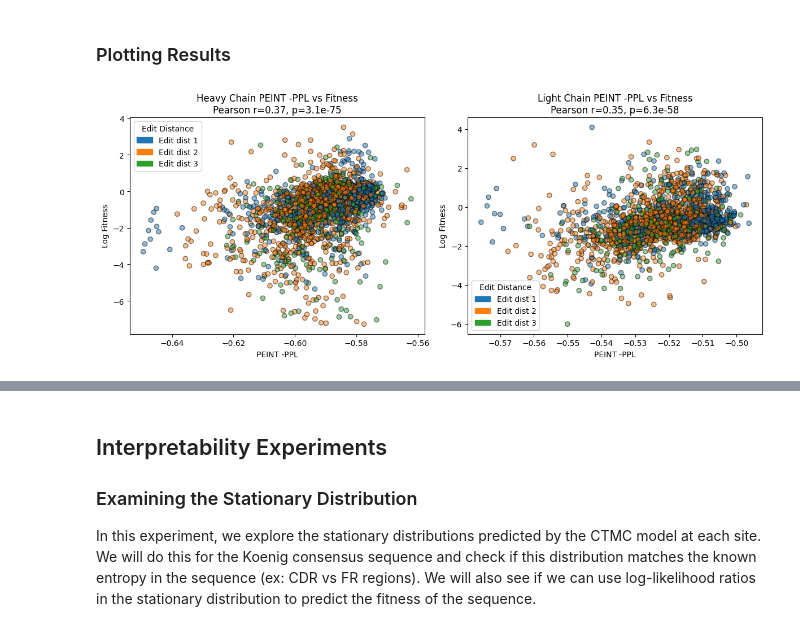
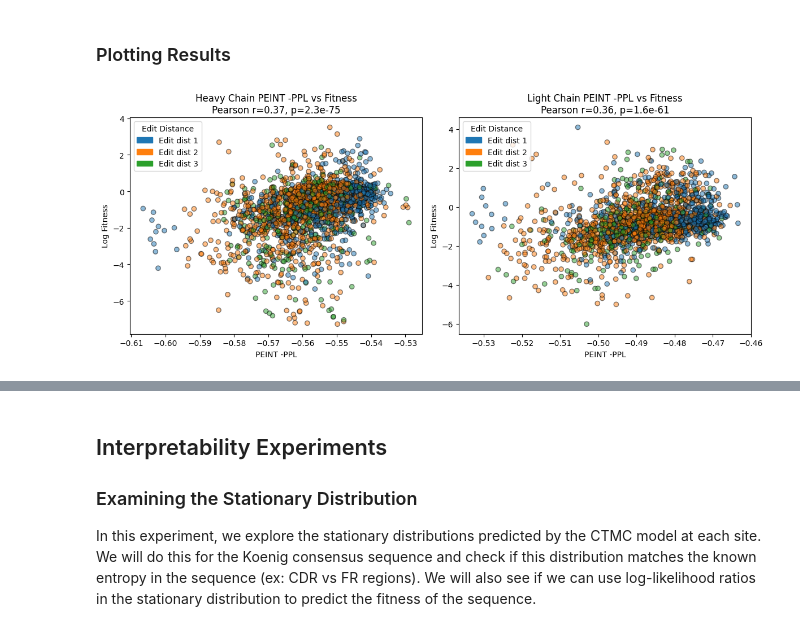
Before and after one commit to thematrixmaster/cosine, a Jupyter notebook: notebooks/eval_ctmc_model.ipynb, the cells around one changed output, grey strips where cells are left out. Drawn from its saved outputs; the diff is of its cells as text; code cells hidden in the pictures.

```diff
--- a/notebooks/eval_ctmc_model.ipynb
+++ b/notebooks/eval_ctmc_model.ipynb
@@ -694,10 +1006,6 @@ edges['child_light_aa'] = edges['child_light'].progress_apply(lambda x: str(Seq(
 # %%
 # extract root and leaves from the tree
-root_data = edges[edges.parent_name == "naive"].iloc[0][["parent_heavy_aa", "parent_light_aa"]]
-root_seq = root_data.parent_heavy_aa + "." + root_data.parent_light_aa
-
-leaf_data = edges[edges.child_name.str.contains("contig")][["child_name", "child_heavy_aa", "child_light_aa"]]
-leaf_data["child_seq"] = leaf_data.child_heavy_aa + "." + leaf_data.child_light_aa
+root_seq, leaf_seqs = get_root_and_leaf_sequences(edges, root_name, leaf_names)
 
 # calculate x_sizes from the root sequence since we want to have same length samples
 xs = root_seq.split(".")
@@ -1030,15 +1625,12 @@ Saved 291 matrix exponential samples to results/gen_eval/ctmc_mat_exp_tree_sampl
 
 For this experiment, I want to measure the self-consistency of the CTMC model. Specifically, I want to see if I start from a seed sequence and sample trajectories of t=50 using different step sizes, do I get similar distribution of sequences at the end. If the model is consistent, then the distribution of sequences sampled with small step sizes should be identical to the distribution of sequences sampled with large step sizes, since both are sampling from the same CTMC model over the same overall time interval.
 # %%
-# extract root and leaves from the tree
-root_data = edges[edges.parent_name == "naive"].iloc[0][["parent_heavy_aa", "parent_light_aa"]]
-root_seq = root_data.parent_heavy_aa + "." + root_data.parent_light_aa
+# get the wildtype sequence for heavy chains from rodriguezCC dataset
+datapath = Path("/accounts/projects/yss/stephen.lu/peint-workspace/main/data/dasm/edges/test/v1rodriguezCC.txt")
+dataset = ComplexCherriesDataset(data_file=datapath, min_t=0, chain_id_offset=1)
+xs, *_ = dataset[5]
+root_seq = "".join(xs)
 
-leaf_data = edges[edges.child_name.str.contains("contig")][["child_name", "child_heavy_aa", "child_light_aa"]]
-leaf_data["child_seq"] = leaf_data.child_heavy_aa + "." + leaf_data.child_light_aa
-
-# calculate x_sizes from the root sequence since we want to have same length samples
-xs = root_seq.split(".")
 x_sizes = torch.tensor([len(x) + 1 for x in xs], dtype=torch.long)
 x_sizes[0] += vocab.prepend_bos
 x_sizes[-1] += vocab.append_eos - 1
@@ -1059,12 +1651,13 @@ xs.shape, x_sizes.shape
 # %%
-total_sim_time = 25.0
-n_samples_per_step = 100
-step_sizes = [1.0, 2.0, 5.0, 10.0, 25.0, 50.0]
+total_sim_time = 20.0
+n_samples_per_step = 50
+step_sizes = [0.5, 2.5, 5.0]
 
 dep_step_size_to_simulated_seqs = defaultdict(list)
 ind_step_size_to_simulated_seqs = defaultdict(list)
 
-for step_size in tqdm(step_sizes):
+for step_size in step_sizes:
+    print(f"Simulating with step size {step_size}...")
     n_steps = int(total_sim_time / step_size)
 
     # prepare batch of size n_samples_per_step
@@ -1075,18 +1668,18 @@ for step_size in tqdm(step_sizes):
     t_batch = torch.full((n_samples_per_step, 1), step_size, dtype=torch.float32).to(device)
 
     with torch.autocast(device_type="cuda", dtype=torch.bfloat16):
-        for _ in range(n_steps):
+        for _ in tqdm(range(n_steps)):
             ind_y_dec = generator.generate_with_independent_sites(t=t_batch, x=ind_x_batch, x_sizes=x_sizes_batch)
-            dep_y_dec = generator.generate_with_fake_gillespie(t=t_batch, x=dep_x_batch, x_sizes=x_sizes_batch, max_decode_steps=2048)
+            dep_y_dec = generator.generate_with_adapted_gillespie(t=t_batch, x=dep_x_batch, x_sizes=x_sizes_batch, max_decode_steps=2048)
             # set x_batch to y_dec for next iteration
             dep_x_batch = dep_y_dec
             ind_x_batch = ind_y_dec
 
     sim_ind_final_seqs = [decode_sequence_from_toks(ind_y_dec[i].cpu().numpy()) for i in range(ind_y_dec.size(0))]
-    sim_ind_hv_seqs, sim_ind_lt_seqs = zip(*[(seq.split(".")[0], seq.split(".")[1]) for seq in sim_ind_final_seqs])
+    # sim_ind_hv_seqs, sim_ind_lt_seqs = zip(*[(seq.split(".")[0], seq.split(".")[1]) for seq in sim_ind_final_seqs])
 
     sim_dep_final_seqs = [decode_sequence_from_toks(dep_y_dec[i].cpu().numpy()) for i in range(dep_y_dec.size(0))]
-    sim_dep_hv_seqs, sim_dep_lt_seqs = zip(*[(seq.split(".")[0], seq.split(".")[1]) for seq in sim_dep_final_seqs])
+    # sim_dep_hv_seqs, sim_dep_lt_seqs = zip(*[(seq.split(".")[0], seq.split(".")[1]) for seq in sim_dep_final_seqs])
 
     dep_step_size_to_simulated_seqs[step_size].extend(sim_dep_final_seqs)
     ind_step_size_to_simulated_seqs[step_size].extend(sim_ind_final_seqs)
@@ -1502,7 +2277,8 @@ See the caveats in the documentation: https://pandas.pydata.org/pandas-docs/stab
 # %%
 # hyperparameters
 # CTMC_BLS = [1, 3, 5, 7, 9, 11, 13, 15, 17, 19, 21, 23, 25]
-CTMC_BLS = [np.inf, 0.1, 0.3, 0.5, 0.7, 0.9, 1.1, 2.0, 5.0, 10.0, 20.0, 30.0, 40.0, 50.0]
+CTMC_BLS = [0.01, 0.05, 0.1]
+# CTMC_BLS = [0.1, 0.3, 0.5, 0.7, 0.9, 1.1, 2.0, 5.0, 10.0, 20.0, 30.0, 40.0, 50.0]
 RAW_CODON_BLS = [8, 9, 10, 11, 12, 12.5, 13, 13.5, 14]
 
 # codon neutral model correction params (optional)
@@ -1791,7 +2520,7 @@ if os.path.exists(f"{results_dir}/df_light_{dms_study}.csv"):
     df_light = pd.read_csv(f"{results_dir}/df_light_{dms_study}.csv")
 # %%
 NEUTRAL_MUTATION_CORRECTION = True
-CTMC_BL = 0.1
+CTMC_BL = 0.05
 CODON_BL = 12.5/BL_CORRECTION
 
 ppl_column = f'corrected_ppl_{CTMC_BL}_{CODON_BL:.2f}' if NEUTRAL_MUTATION_CORRECTION else f'ppl_{CTMC_BL}_{CODON_BL:.2f}'
@@ -1826,34 +2555,34 @@ if NEUTRAL_MUTATION_CORRECTION:
     cdict_lt = {ed: cmap(i % 10) for i, ed in enumerate(unique_edits_lt)}
     colors_lt = df_light['shm_edit_distance'].map(cdict_lt)
 
     scatter_lt = ax[1].scatter(
         -df_light[ppl_column],
         np.log(df_light['fitness']),
         c=colors_lt,
         edgecolor='black',
         alpha=0.5
     )
     handles_lt = [
         mpatches.Patch(color=cdict_lt[ed], label=f'Edit dist {int(ed)}')
         for ed in unique_edits_lt
     ]
     ax[1].legend(handles=handles_lt, title="Edit Distance")
 else:
     ax[0].scatter(-df_heavy[ppl_column], np.log(df_heavy['fitness']), edgecolor='black', alpha=0.5)
     ax[1].scatter(-df_light[ppl_column], np.log(df_light['fitness']), edgecolor='black', alpha=0.5)
 
 ax[0].set_title(f'Heavy Chain PEINT -PPL vs Fitness\nPearson r={hv_corr:.2f}, p={hv_pval:.2g}')
 ax[0].set_xlabel('PEINT -PPL')
 ax[0].set_ylabel('Log Fitness')
 
 ax[1].set_title(f'Light Chain PEINT -PPL vs Fitness\nPearson r={lt_corr:.2f}, p={lt_pval:.2g}')
 ax[1].set_xlabel('PEINT -PPL')
 ax[1].set_ylabel('Log Fitness')
 
 plt.tight_layout()
 plt.show()
 # %% [output]
-[figure, old version]
+[figure, new version]
 # %%
 # for each combination of CTMC_BL and CODON_BL, compute the Pearson correlation between the perplexities and fitness
 data = []
```
Also changed, not shown: parts of 49 cells of this notebook, 8 other files.
